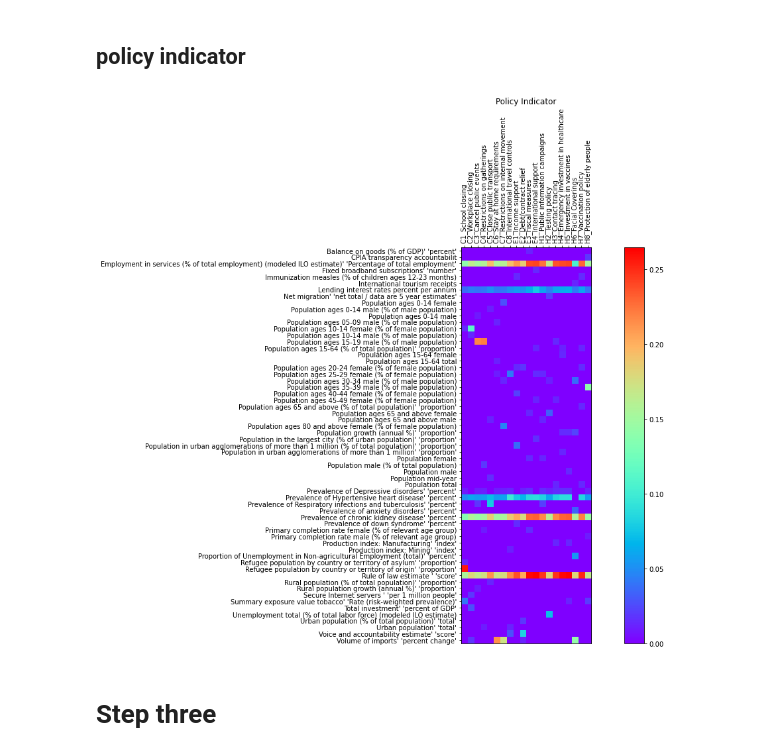
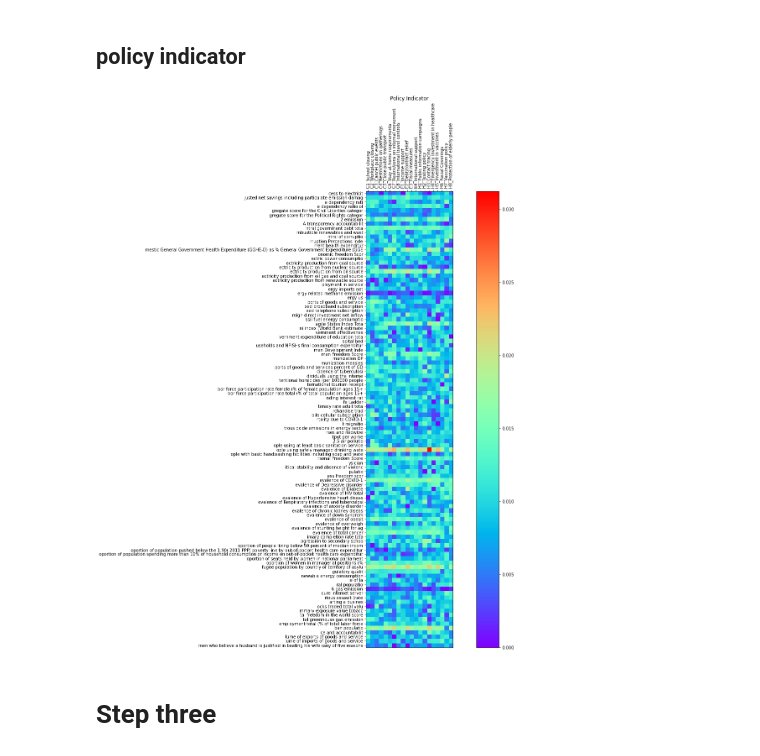
Before and after one commit to Mrzhouqifei/SUSTAIN, a Jupyter notebook: plot.ipynb, the cells around one changed output. Saved outputs shown, nothing was run; the diff lists cells and outputs as text; code cells hidden in the pictures.

```diff
--- a/plot.ipynb
+++ b/plot.ipynb
@@ -145,7 +145,7 @@ def plt_attention_2(A, xticks, yticks, name):
     assert(A.shape[0] == len(xticks) and A.shape[1] == len(yticks))
 
     # Make plot bigger so its easier to read
-    plt.rcParams["figure.figsize"] = 18, 11
+    plt.rcParams["figure.figsize"] = 20, 20
 
     # Make x-ticks and label appear on top
     plt.rcParams['xtick.bottom'] = plt.rcParams['xtick.labelbottom'] = False
@@ -161,11 +161,11 @@ def plt_attention_2(A, xticks, yticks, name):
     plt.savefig('pics/atten_'+ name +'.png', dpi=300, bbox_inches='tight')
     plt.show()
 # %%
-policy_indicator = pd.read_csv('output/step_two/policy_indicator.csv')
-policy_indicator = policy_indicator.pivot(index='Indicator', columns='Policy', values='importance').fillna(0)
+policy_indicator = pd.read_csv('output/policy_effectiveness/top_indicators_per_policy_overall.csv')
+policy_indicator = policy_indicator.pivot(index='Indicator', columns='Policy', values='score').fillna(0)
 plt_attention_2(policy_indicator, [''.join(x.split(',')[:2])[2:-1] for x in policy_indicator.index], policy_indicator.columns, 'policy_indicator')
 # %% [output]
-[figure, old version]
+[figure, new version]
 # %% [markdown]
 # Step three
 # %%
```
Also changed, not shown: parts of 4 cells of this notebook, 19 other files.
